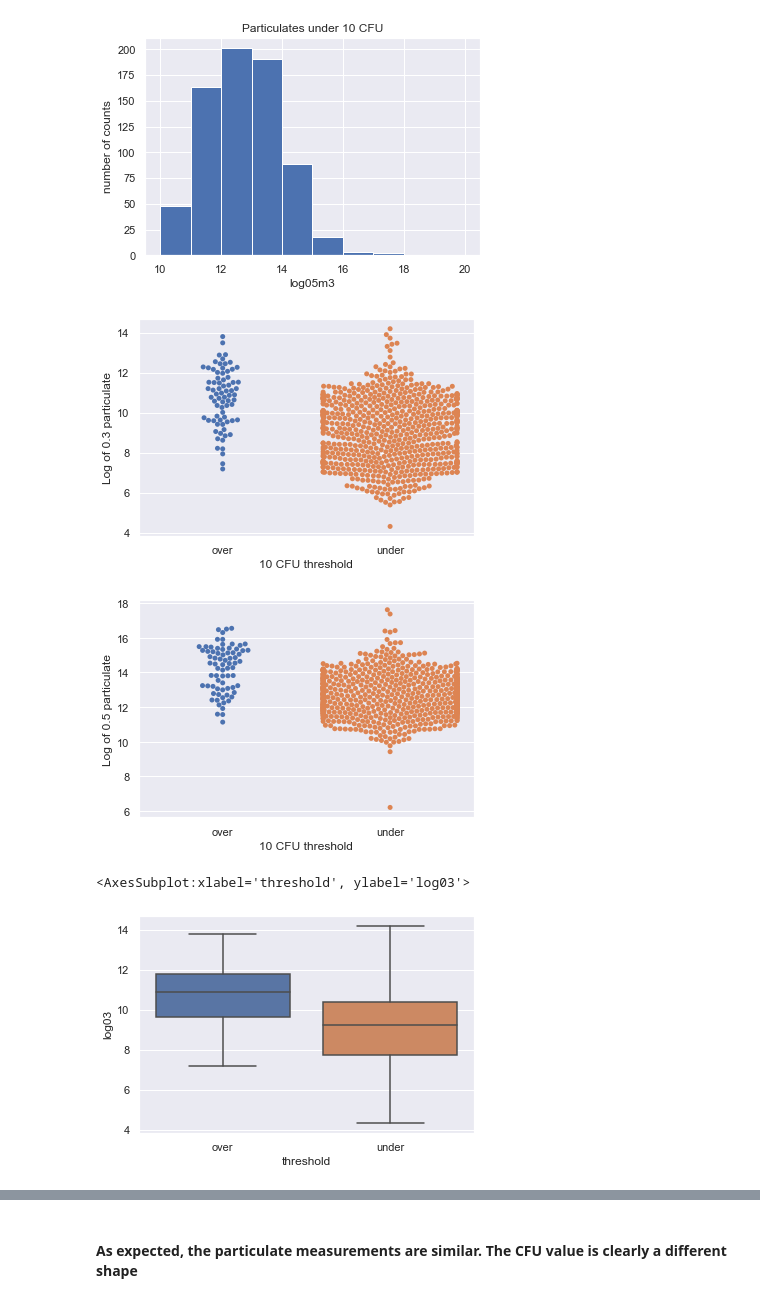
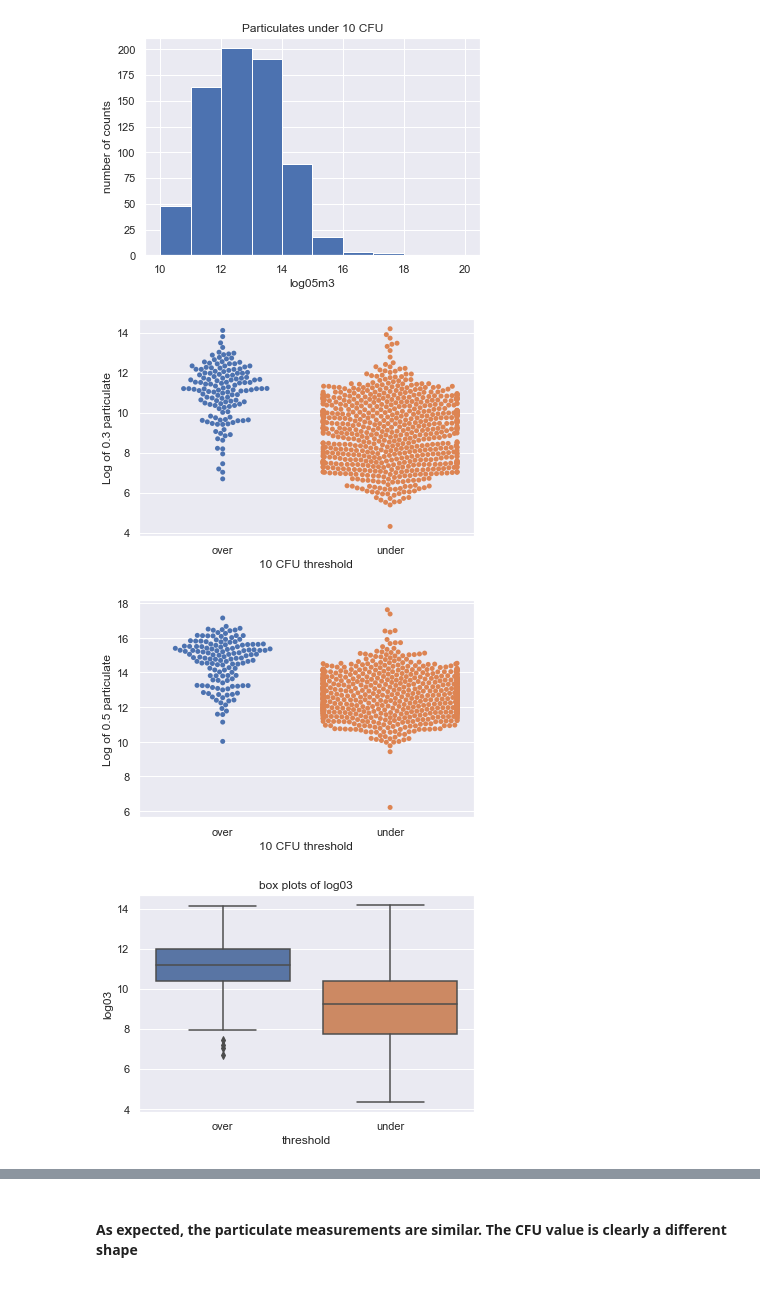
Before and after one commit to jamesclay06/Springboard, a Jupyter notebook: ViableSamplingProject/VAS_EDA.ipynb, the cells around one changed output, grey strips where cells are left out. Cells and saved outputs as stored; diff of their text form; code cells hidden in the pictures.

```diff
--- a/ViableSamplingProject/VAS_EDA.ipynb
+++ b/ViableSamplingProject/VAS_EDA.ipynb
@@ -49,12 +49,3 @@ Source                            object
 dtype: object
 # %% [markdown]
 #### CFU 0 values are genuine 0s. CFU 34 values are spiked values as the true value could be > 34
-# %%
-#the values at 34 actually represent 34 and above. during analysis counting stopped at 34
-#for this reason I will take out the 34 values as they may not be accurate.
-#Additionally, 44 samples are outdoors.
-#particulates data
-dfvc = df['location'][df['cfu']==34].value_counts()
-df = df[df['cfu']<34]
-
-print(dfvc)
@@ -196,7 +190,7 @@ _ = plt.xlabel('10 CFU threshold')
 _ = plt.ylabel('Log of 0.3 particulate')
 plt.show()
 # %% [output]
-[figure, old version]
+[figure, new version]
 # %%
 sns.set()
 _ = sns.swarmplot(x='threshold', y='log05m3', data=logdf)
@@ -204,13 +198,13 @@ _ = plt.xlabel('10 CFU threshold')
 _ = plt.ylabel('Log of 0.5 particulate')
 plt.show()
 # %% [output]
-[figure, old version]
+[figure, new version]
 # %%
 #not many outliers
 sns.boxplot(x='threshold',y='log03',data=logdf)
+_ = plt.title('box plots of log03')
 # %% [output]
-<AxesSubplot:xlabel='threshold', ylabel='log03'>
-[figure, old version]
+[figure, new version]
 # %%
 #see a few outliers. should I remove?
 sns.boxplot(x='threshold',y='log05m3',data=logdf)
```
Also changed, not shown: parts of 25 cells of this notebook.
